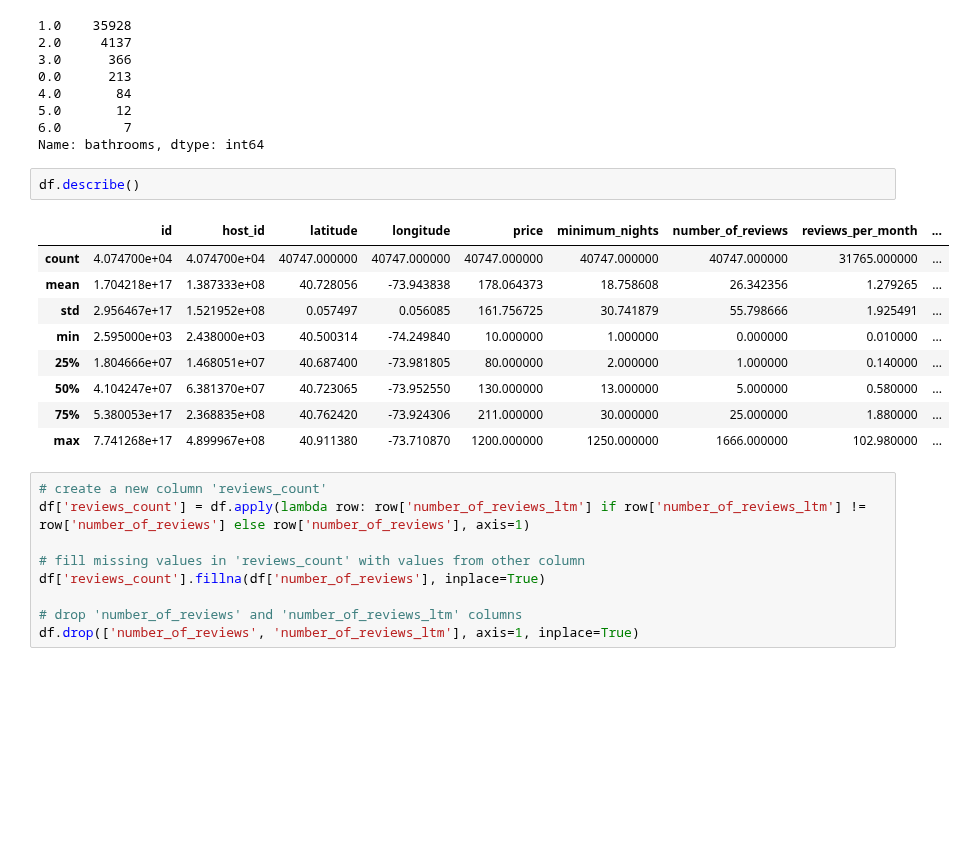
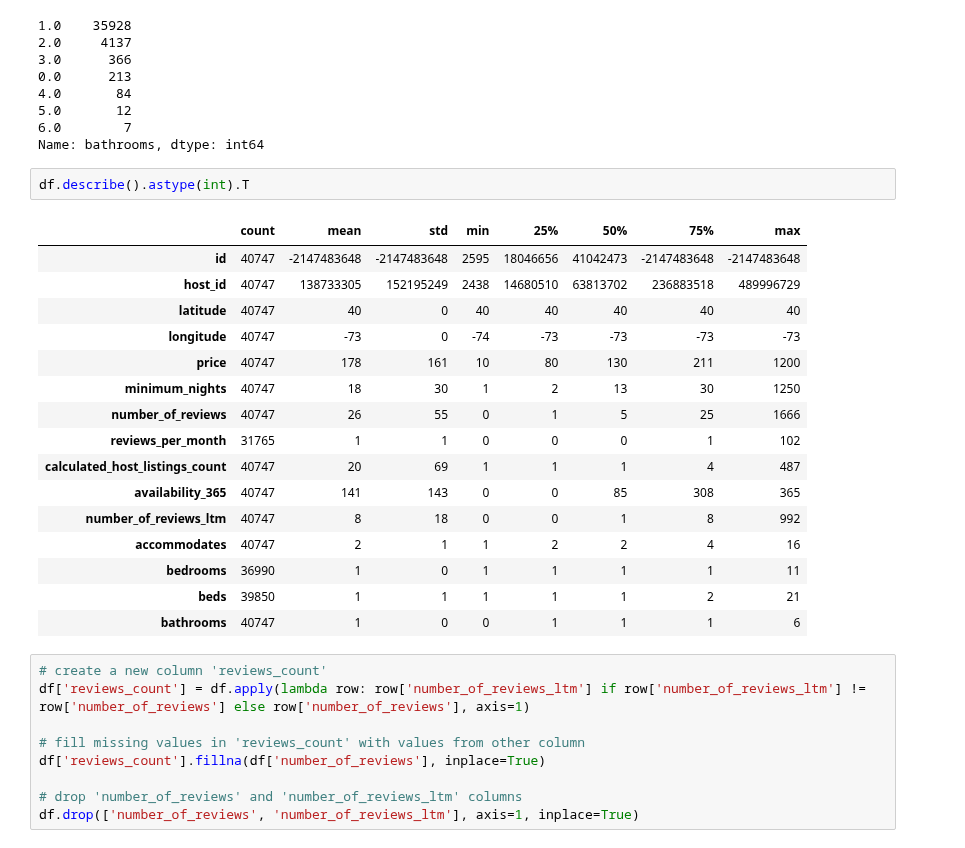
Before and after one commit to n-altawam/Sprinboard, a Jupyter notebook: Capstone 2/3. EDA.ipynb, the cells around one changed output. Drawn from its saved outputs; the diff is of its cells as text; blank space fills up the shorter version.

```diff
--- a/Capstone 2/3. EDA.ipynb
+++ b/Capstone 2/3. EDA.ipynb
@@ -270,17 +279,24 @@ df.bathrooms.value_counts()
 6.0        7
 Name: bathrooms, dtype: int64
 # %%
-df.describe()
+df.describe().astype(int).T
 # %% [output]
-|  | id | host_id | latitude | longitude | price | minimum_nights | number_of_reviews | reviews_per_month | ... |
-| count | 4.074700e+04 | 4.074700e+04 | 40747.000000 | 40747.000000 | 40747.000000 | 40747.000000 | 40747.000000 | 31765.000000 | ... |
-| mean | 1.704218e+17 | 1.387333e+08 | 40.728056 | -73.943838 | 178.064373 | 18.758608 | 26.342356 | 1.279265 | ... |
-| std | 2.956467e+17 | 1.521952e+08 | 0.057497 | 0.056085 | 161.756725 | 30.741879 | 55.798666 | 1.925491 | ... |
-| min | 2.595000e+03 | 2.438000e+03 | 40.500314 | -74.249840 | 10.000000 | 1.000000 | 0.000000 | 0.010000 | ... |
-| 25% | 1.804666e+07 | 1.468051e+07 | 40.687400 | -73.981805 | 80.000000 | 2.000000 | 1.000000 | 0.140000 | ... |
-| 50% | 4.104247e+07 | 6.381370e+07 | 40.723065 | -73.952550 | 130.000000 | 13.000000 | 5.000000 | 0.580000 | ... |
-| 75% | 5.380053e+17 | 2.368835e+08 | 40.762420 | -73.924306 | 211.000000 | 30.000000 | 25.000000 | 1.880000 | ... |
-| max | 7.741268e+17 | 4.899967e+08 | 40.911380 | -73.710870 | 1200.000000 | 1250.000000 | 1666.000000 | 102.980000 | ... |
+|  | count | mean | std | min | 25% | 50% | 75% | max |
+| id | 40747 | -2147483648 | -2147483648 | 2595 | 18046656 | 41042473 | -2147483648 | -2147483648 |
+| host_id | 40747 | 138733305 | 152195249 | 2438 | 14680510 | 63813702 | 236883518 | 489996729 |
+| latitude | 40747 | 40 | 0 | 40 | 40 | 40 | 40 | 40 |
+| longitude | 40747 | -73 | 0 | -74 | -73 | -73 | -73 | -73 |
+| price | 40747 | 178 | 161 | 10 | 80 | 130 | 211 | 1200 |
+| minimum_nights | 40747 | 18 | 30 | 1 | 2 | 13 | 30 | 1250 |
+| number_of_reviews | 40747 | 26 | 55 | 0 | 1 | 5 | 25 | 1666 |
+| reviews_per_month | 31765 | 1 | 1 | 0 | 0 | 0 | 1 | 102 |
+| calculated_host_listings_count | 40747 | 20 | 69 | 1 | 1 | 1 | 4 | 487 |
+| availability_365 | 40747 | 141 | 143 | 0 | 0 | 85 | 308 | 365 |
+| number_of_reviews_ltm | 40747 | 8 | 18 | 0 | 0 | 1 | 8 | 992 |
+| accommodates | 40747 | 2 | 1 | 1 | 2 | 2 | 4 | 16 |
+| bedrooms | 36990 | 1 | 0 | 1 | 1 | 1 | 1 | 11 |
+| beds | 39850 | 1 | 1 | 1 | 1 | 1 | 2 | 21 |
+| bathrooms | 40747 | 1 | 0 | 0 | 1 | 1 | 1 | 6 |
 # %%
 # create a new column 'reviews_count'
 df['reviews_count'] = df.apply(lambda row: row['number_of_reviews_ltm'] if row['number_of_reviews_ltm'] != row['number_of_reviews'] else row['number_of_reviews'], axis=1)
```
Also changed, not shown: parts of 8 cells of this notebook, 11 other files.
